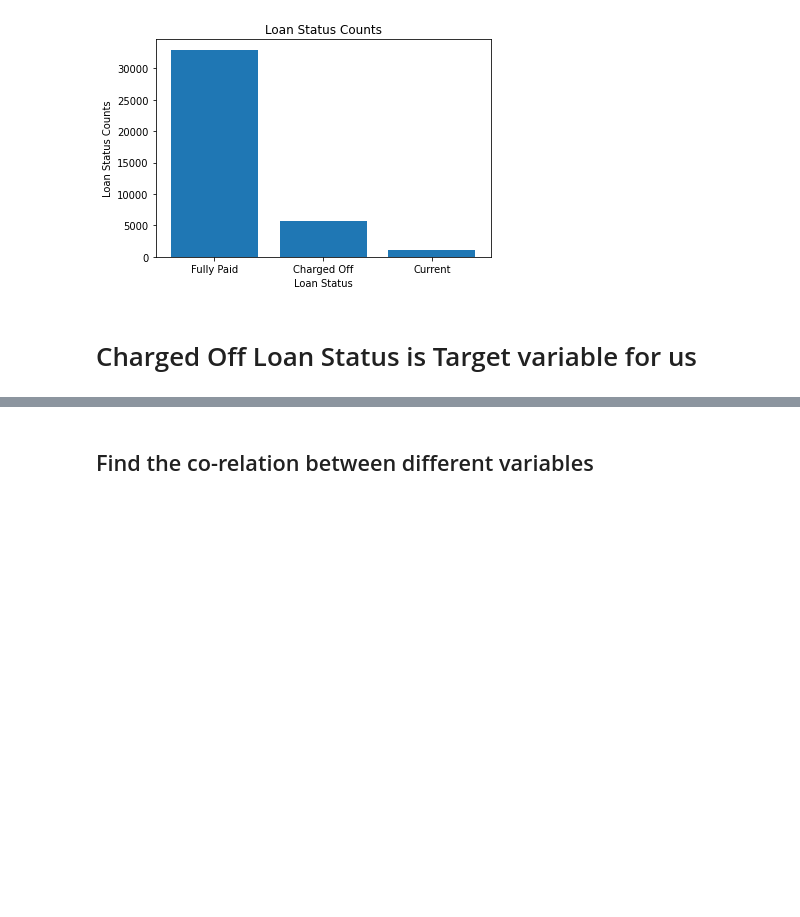
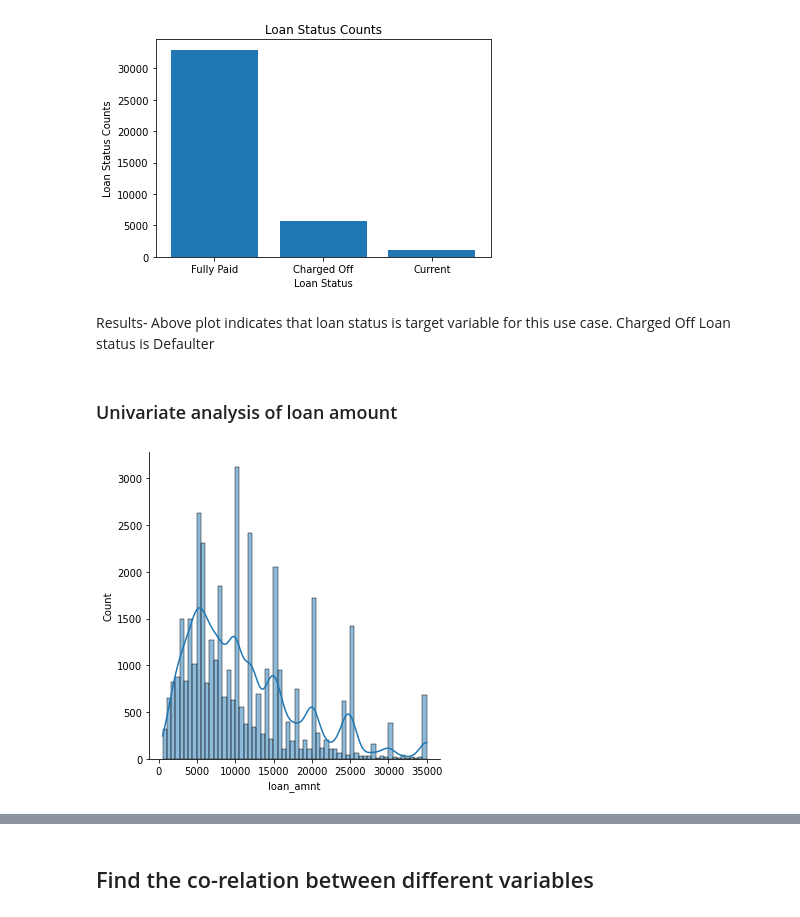
Before and after one commit to geeta-m-desai/LendingClubCaseStudy, a Jupyter notebook: Group_Facilitator_Geeta.ipynb, the cells around one changed output, grey strips where cells are left out. Saved outputs shown, nothing was run; the diff lists cells and outputs as text; code cells hidden in the pictures; blank space fills up the shorter version.

```diff
--- a/Group_Facilitator_Geeta.ipynb
+++ b/Group_Facilitator_Geeta.ipynb
@@ -327,5 +327,11 @@ plt.title("Loan Status Counts")
 plt.show()
 # %% [output]
 [figure]
-# %% [markdown]
-# Charged Off Loan Status is Target variable for us
+# %% [markdown]
+Results- Above plot indicates that loan status is target variable for this use case. Charged Off Loan status is Defaulter
+# %% [markdown]
+### Univariate analysis of loan amount
+# %%
+sns.displot(df['loan_amnt'],kde=True);
+# %% [output]
+[figure, added]
```
Also changed, not shown: parts of 9 cells of this notebook.
